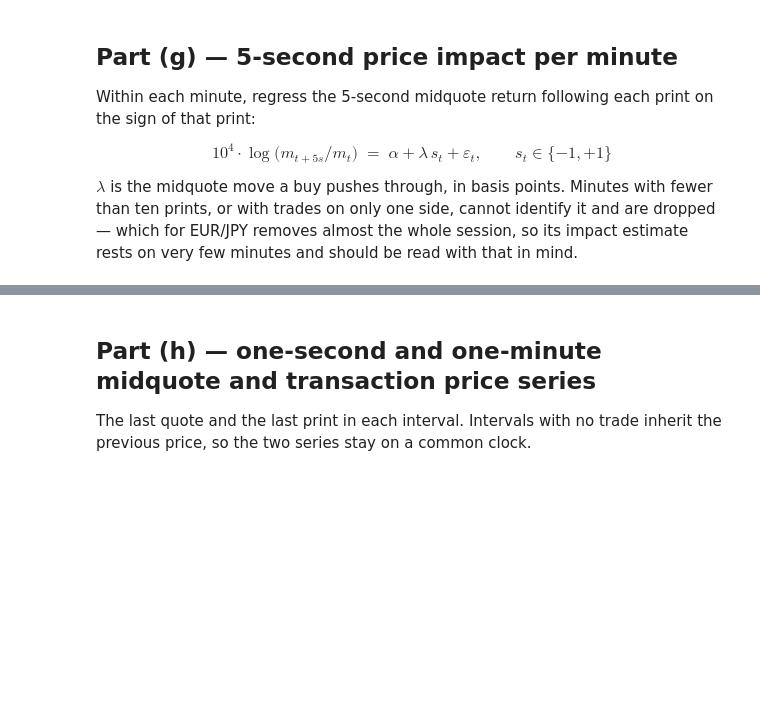
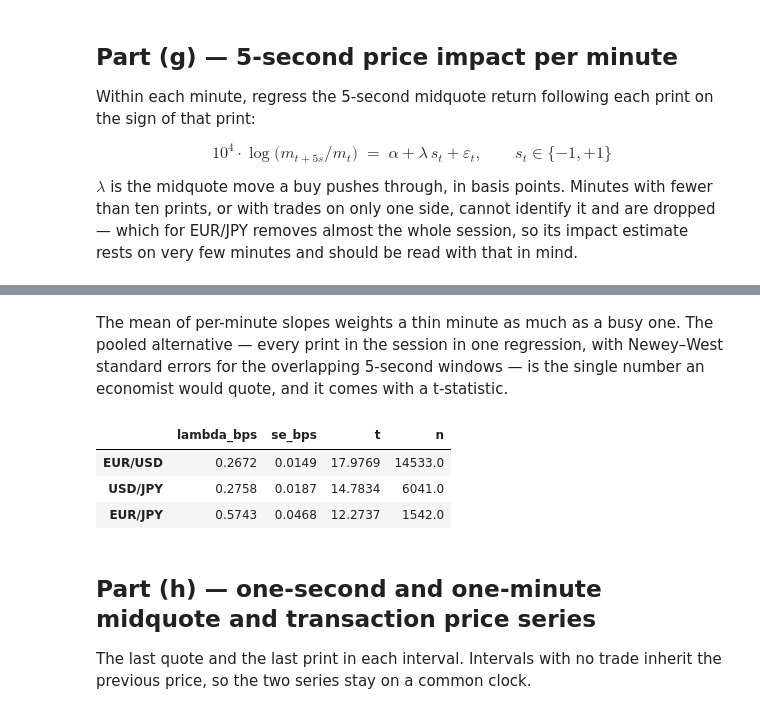
Before and after one commit to jack-duncan/230X-psets, a Jupyter notebook: ps1/notebooks/currencies.ipynb, the cells around one changed output, grey strips where cells are left out. Drawn from its saved outputs; the diff is of its cells as text; code cells hidden in the pictures; blank space fills up the shorter version.

```diff
--- a/ps1/notebooks/currencies.ipynb
+++ b/ps1/notebooks/currencies.ipynb
@@ -297,6 +297,18 @@ pd.concat({p: summary(v) for p, v in g.items()}, names=["pair", "series"]).round
 | EUR/JPY | lambda_bps | 41.0 | 0.5253 | 0.4595 | -0.0211 | 0.1592 | 0.4251 | 0.8055 | 1.7649 |
 |  | alpha_bps | 41.0 | -0.1016 | 0.6912 | -1.4557 | -0.4172 | -0.1557 | 0.2444 | 1.6119 |
 |  | n_trades | 389.0 | 3.9640 | 4.9486 | 0.0000 | 1.0000 | 2.0000 | 5.0000 | 37.0000 |
+# %% [markdown]
+The mean of per-minute slopes weights a thin minute as much as a busy one. The
+pooled alternative — every print in the session in one regression, with Newey–West
+standard errors for the overlapping 5-second windows — is the single number an
+economist would quote, and it comes with a t-statistic.
+# %%
+pd.DataFrame({p: hs.price_impact_pooled(b) for p, b in books.items()}).T.round(4)
+# %% [output]
+|  | lambda_bps | se_bps | t | n |
+| EUR/USD | 0.2672 | 0.0149 | 17.9769 | 14533.0 |
+| USD/JPY | 0.2758 | 0.0187 | 14.7834 | 6041.0 |
+| EUR/JPY | 0.5743 | 0.0468 | 12.2737 | 1542.0 |
 # %% [markdown]
 ## Part (h) — one-second and one-minute midquote and transaction price series
 
```
Also changed, not shown: 18 other files.
